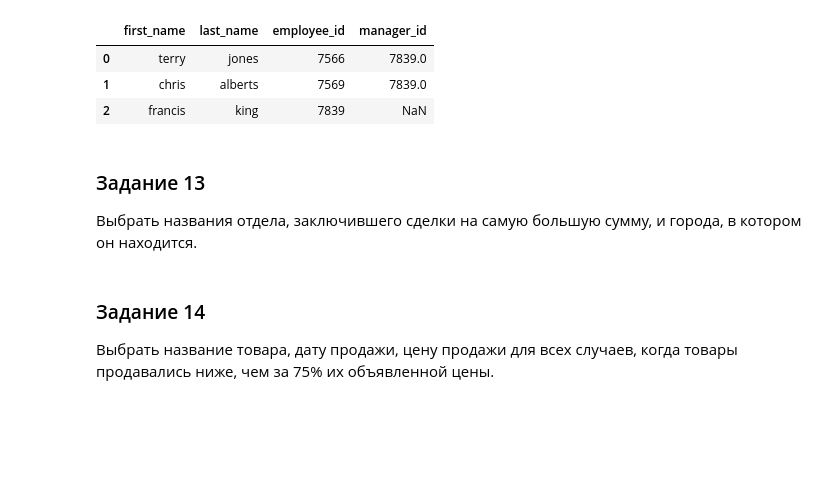
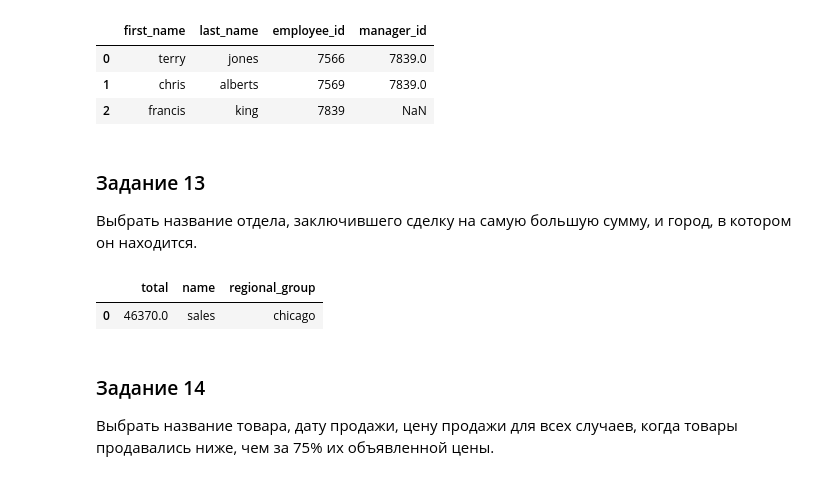
Before and after one commit to theysee/sberbank_reboot, a Jupyter notebook: Поток_3_Практика_к_занятию_5.ipynb, the cells around one changed output. Drawn from its saved outputs; the diff is of its cells as text; code cells hidden in the pictures; blank space fills up the shorter version.

```diff
--- a/Поток_3_Практика_к_занятию_5.ipynb
+++ b/Поток_3_Практика_к_занятию_5.ipynb
@@ -420,7 +420,33 @@ pd.read_sql_query('''
 | 2 | francis | king | 7839 | NaN |
 # %% [markdown]
 ### Задание 13
-Выбрать названия отдела, заключившего сделки на самую большую сумму, и города, в котором он находится.
+Выбрать название отдела, заключившего сделку на самую большую сумму, и город, в котором он находится.
+# %%
+pd.read_sql_query('''
+  SELECT
+    sales_order.total,
+    department.name,
+    location.regional_group
+  FROM
+    sales_order
+    JOIN
+      customer
+    ON customer.customer_id=sales_order.customer_id
+    JOIN
+      employee
+    ON customer.salesperson_id=employee.employee_id
+    JOIN
+      department
+    ON employee.department_id=department.department_id
+    JOIN
+      location
+    ON department.location_id=location.location_id
+  WHERE
+    sales_order.total IN (SELECT MAX(total) FROM sales_order)
+''', conn)
+# %% [output]
+|  | total | name | regional_group |
+| 0 | 46370.0 | sales | chicago |
 # %% [markdown]
 ### Задание 14
 Выбрать название товара, дату продажи, цену продажи для всех случаев, когда товары продавались ниже, чем за 75% их объявленной цены.
```
Also changed, not shown: parts of 5 cells of this notebook.
